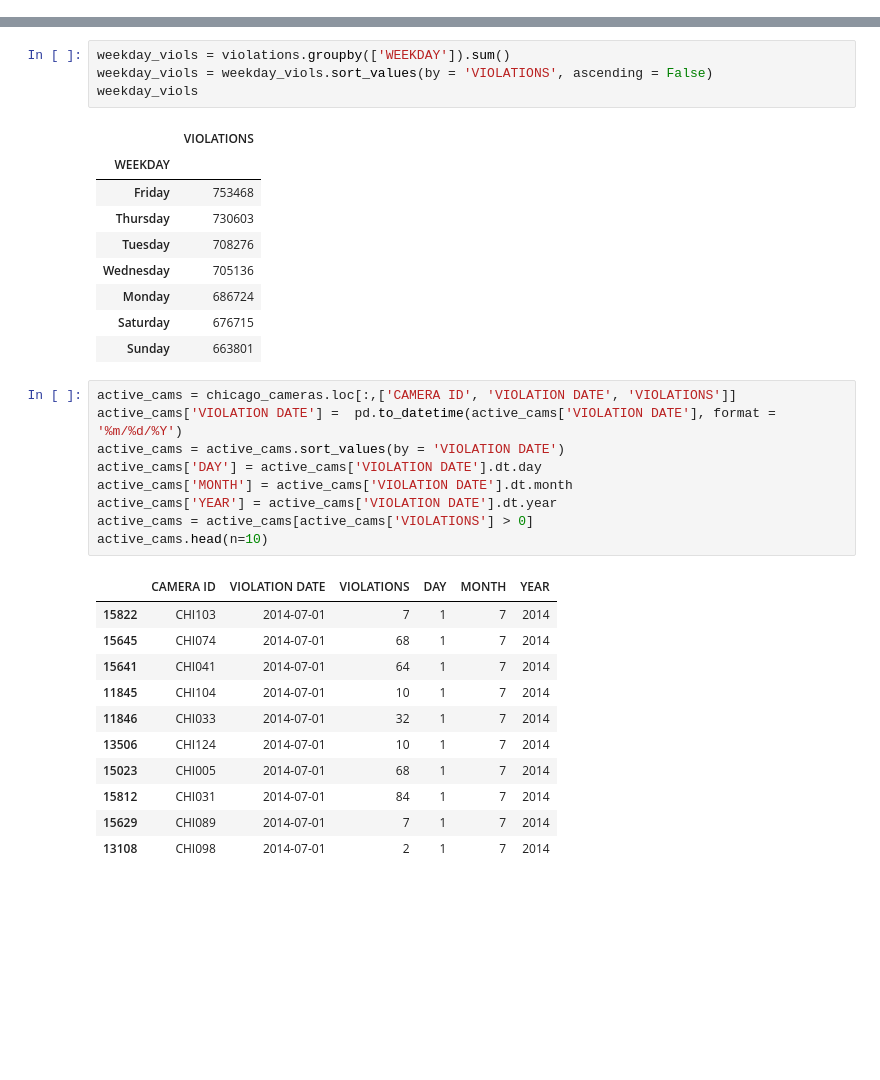
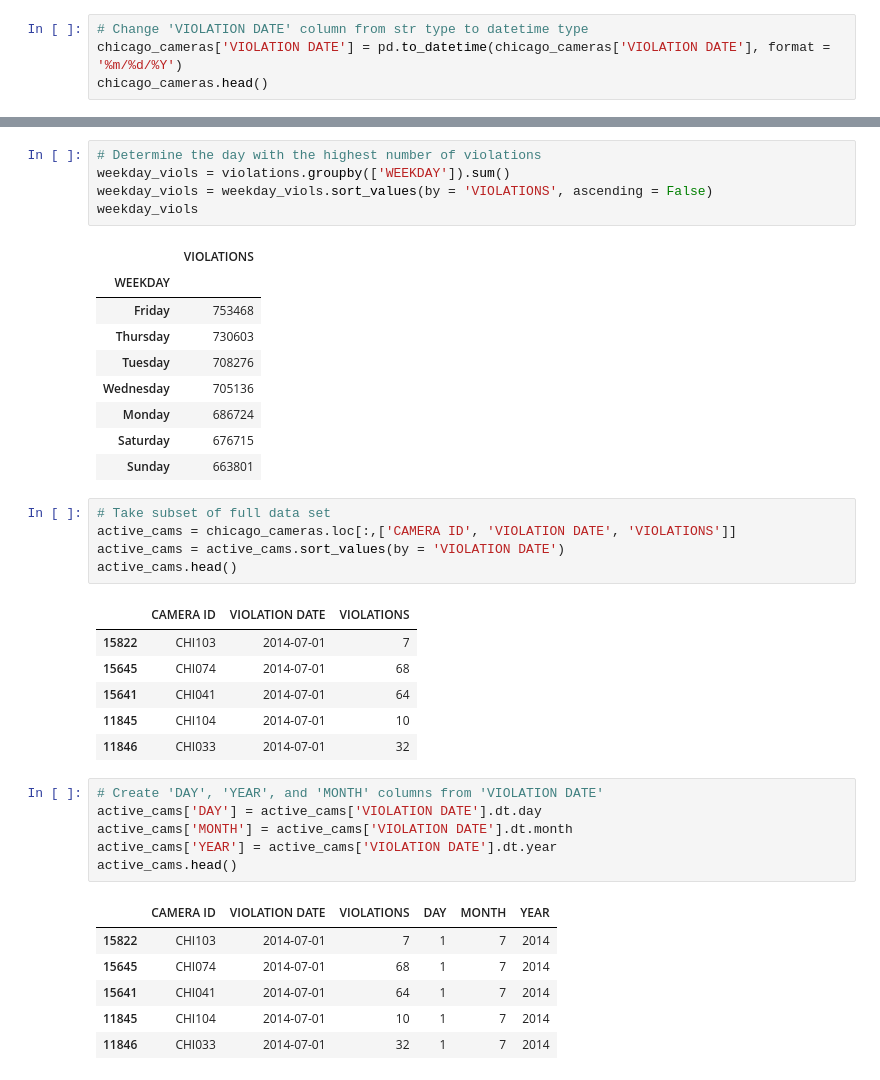
Before and after one commit to jlehnersd/chicagovehicles, a Jupyter notebook: assessment.ipynb, the cells around one changed output, grey strips where cells are left out. Saved outputs shown, nothing was run; the diff lists cells and outputs as text; blank space fills up the shorter version.

```diff
--- a/assessment.ipynb
+++ b/assessment.ipynb
@@ -26,0 +20,4 @@ chicago_cameras.shape
+# %%
+# Change 'VIOLATION DATE' column from str type to datetime type
+chicago_cameras['VIOLATION DATE'] = pd.to_datetime(chicago_cameras['VIOLATION DATE'], format = '%m/%d/%Y')
+chicago_cameras.head()
@@ -88,6 +92,7 @@ violations.head(n=10)
 | 15629 | 2014-07-01 | 7 | Tuesday |
 | 13108 | 2014-07-01 | 2 | Tuesday |
 # %%
+# Determine the day with the highest number of violations
 weekday_viols = violations.groupby(['WEEKDAY']).sum()
 weekday_viols = weekday_viols.sort_values(by = 'VIOLATIONS', ascending = False)
 weekday_viols
@@ -101,25 +106,29 @@ weekday_viols
 | Monday | 686724 |
 | Saturday | 676715 |
 | Sunday | 663801 |
+# %%
+# Take subset of full data set
+active_cams = chicago_cameras.loc[:,['CAMERA ID', 'VIOLATION DATE', 'VIOLATIONS']]
+active_cams = active_cams.sort_values(by = 'VIOLATION DATE')
+active_cams.head()
+# %% [output]
+|  | CAMERA ID | VIOLATION DATE | VIOLATIONS |
+| 15822 | CHI103 | 2014-07-01 | 7 |
+| 15645 | CHI074 | 2014-07-01 | 68 |
+| 15641 | CHI041 | 2014-07-01 | 64 |
+| 11845 | CHI104 | 2014-07-01 | 10 |
+| 11846 | CHI033 | 2014-07-01 | 32 |
 # %%
-active_cams = chicago_cameras.loc[:,['CAMERA ID', 'VIOLATION DATE', 'VIOLATIONS']]
-active_cams['VIOLATION DATE'] =  pd.to_datetime(active_cams['VIOLATION DATE'], format = '%m/%d/%Y')
-active_cams = active_cams.sort_values(by = 'VIOLATION DATE')
+# Create 'DAY', 'YEAR', and 'MONTH' columns from 'VIOLATION DATE'
 active_cams['DAY'] = active_cams['VIOLATION DATE'].dt.day
 active_cams['MONTH'] = active_cams['VIOLATION DATE'].dt.month
 active_cams['YEAR'] = active_cams['VIOLATION DATE'].dt.year
-active_cams = active_cams[active_cams['VIOLATIONS'] > 0]
-active_cams.head(n=10)
+active_cams.head()
 # %% [output]
 |  | CAMERA ID | VIOLATION DATE | VIOLATIONS | DAY | MONTH | YEAR |
 | 15822 | CHI103 | 2014-07-01 | 7 | 1 | 7 | 2014 |
 | 15645 | CHI074 | 2014-07-01 | 68 | 1 | 7 | 2014 |
 | 15641 | CHI041 | 2014-07-01 | 64 | 1 | 7 | 2014 |
 | 11845 | CHI104 | 2014-07-01 | 10 | 1 | 7 | 2014 |
 | 11846 | CHI033 | 2014-07-01 | 32 | 1 | 7 | 2014 |
-| 13506 | CHI124 | 2014-07-01 | 10 | 1 | 7 | 2014 |
-| 15023 | CHI005 | 2014-07-01 | 68 | 1 | 7 | 2014 |
-| 15812 | CHI031 | 2014-07-01 | 84 | 1 | 7 | 2014 |
-| 15629 | CHI089 | 2014-07-01 | 7 | 1 | 7 | 2014 |
-| 13108 | CHI098 | 2014-07-01 | 2 | 1 | 7 | 2014 |
 # %%
```
Also changed, not shown: parts of 19 cells of this notebook.
